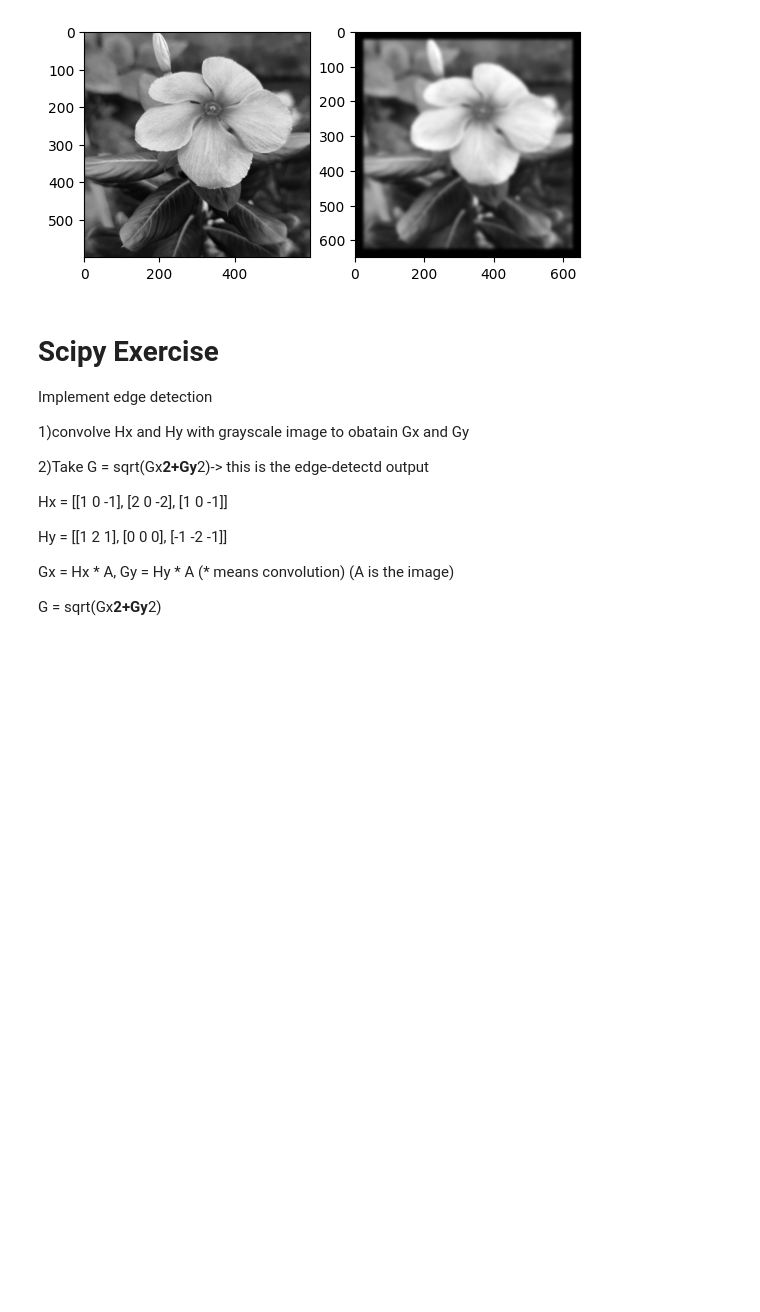
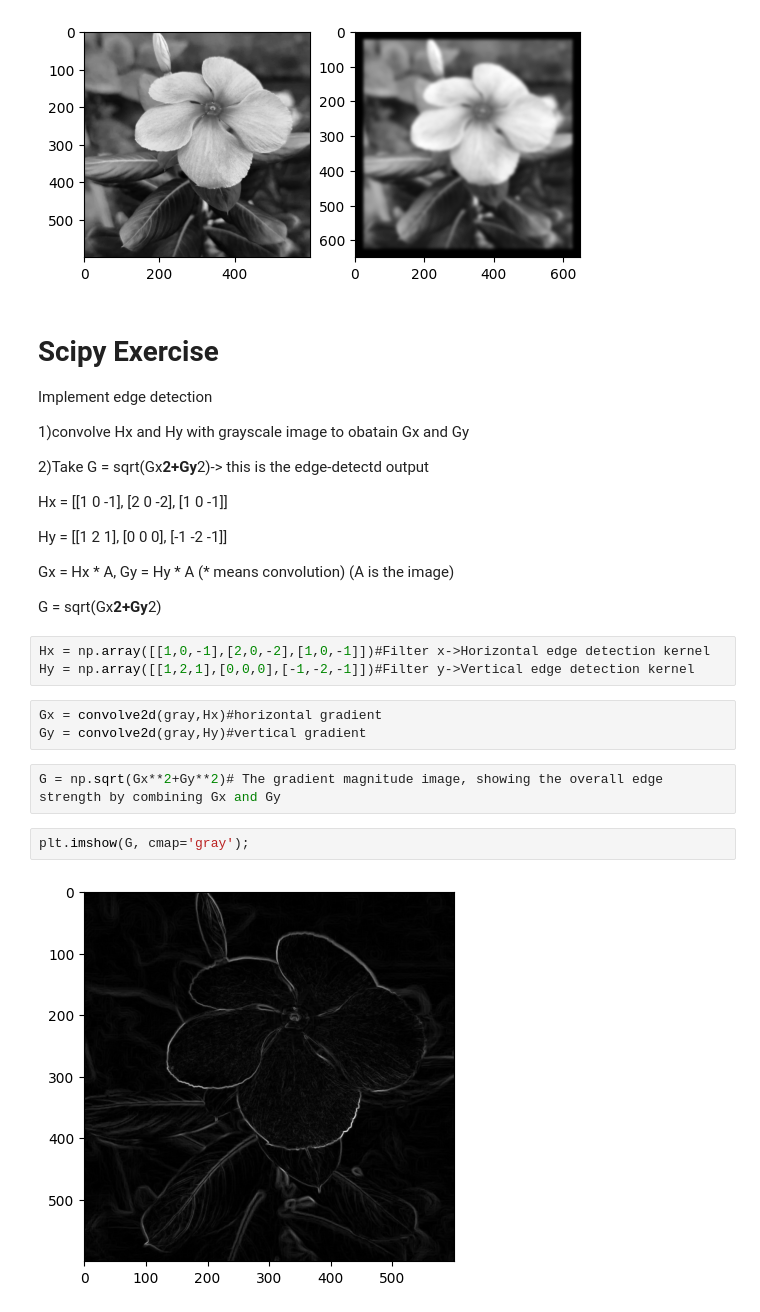
Before and after one commit to DilushkumarVasu/Scipy, a Jupyter notebook: Scipy.ipynb, the cells around one changed output. Cells and saved outputs as stored; diff of their text form; blank space fills up the shorter version.

Commit message:
Scipy Convolution Exercise - Edge detection

```diff
--- a/Scipy.ipynb
+++ b/Scipy.ipynb
@@ -107,3 +107,15 @@ Gx = Hx * A, Gy = Hy * A
 (A is the image)
 
 G = sqrt(Gx**2+Gy**2)
+# %%
+Hx = np.array([[1,0,-1],[2,0,-2],[1,0,-1]])#Filter x->Horizontal edge detection kernel
+Hy = np.array([[1,2,1],[0,0,0],[-1,-2,-1]])#Filter y->Vertical edge detection kernel
+# %%
+Gx = convolve2d(gray,Hx)#horizontal gradient
+Gy = convolve2d(gray,Hy)#vertical gradient
+# %%
+G = np.sqrt(Gx**2+Gy**2)# The gradient magnitude image, showing the overall edge strength by combining Gx and Gy
+# %%
+plt.imshow(G, cmap='gray');
+# %% [output]
+[figure, added]
```
Also changed, not shown: parts of 3 cells of this notebook.
